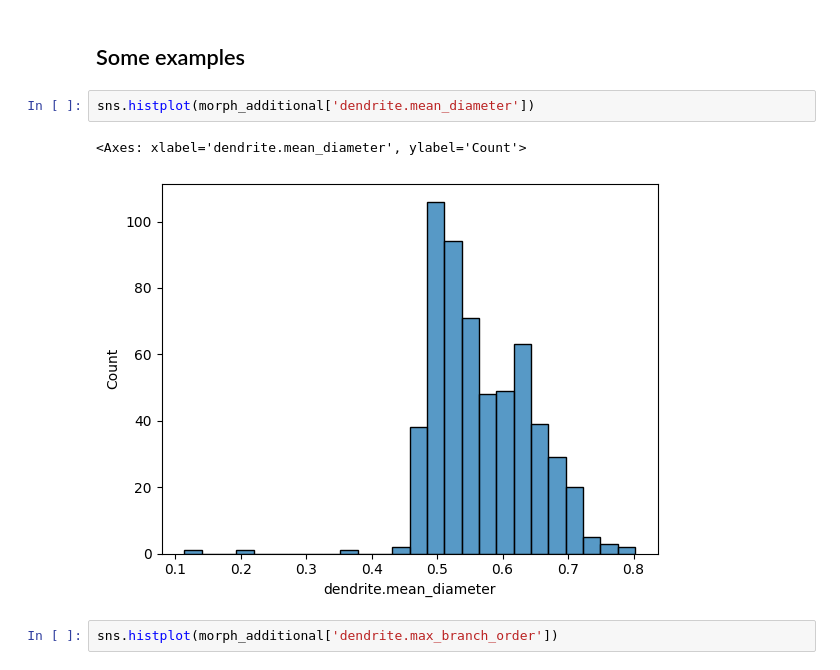
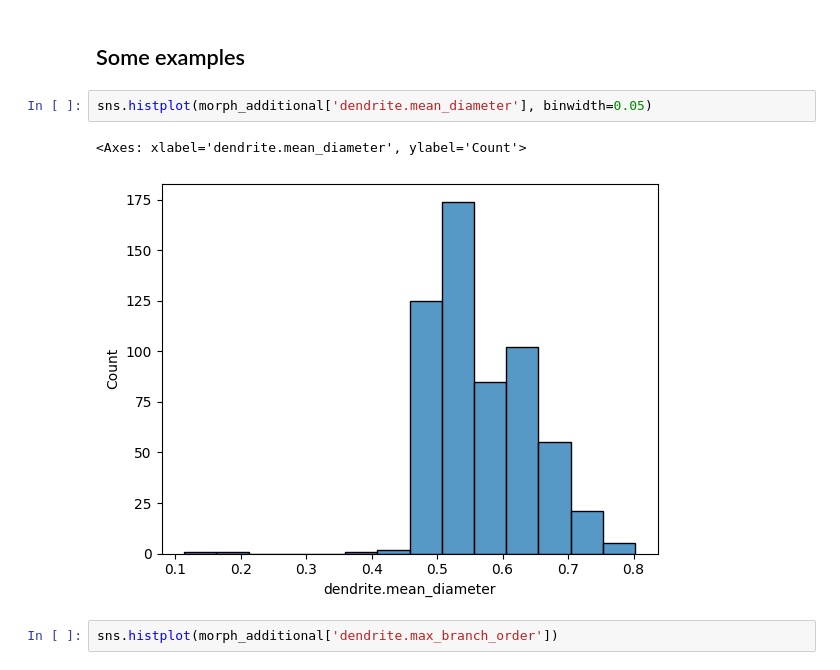
Before and after one commit to tb-harris/neuroscience-2025, a Jupyter notebook: extra/More_Morphological_Features.ipynb, the cells around one changed output. Drawn from its saved outputs; the diff is of its cells as text.

```diff
--- a/extra/More_Morphological_Features.ipynb
+++ b/extra/More_Morphological_Features.ipynb
@@ -57,10 +61,10 @@ morph_additional.columns.sort_values().to_list()
 # %% [markdown]
 ## Some examples
 # %%
-sns.histplot(morph_additional['dendrite.mean_diameter'])
+sns.histplot(morph_additional['dendrite.mean_diameter'], binwidth=0.05)
 # %% [output]
 <Axes: xlabel='dendrite.mean_diameter', ylabel='Count'>
-[figure, old version]
+[figure, new version]
 # %%
 sns.histplot(morph_additional['dendrite.max_branch_order'])
 # %% [output]
```
Also changed, not shown: parts of 4 cells of this notebook.
